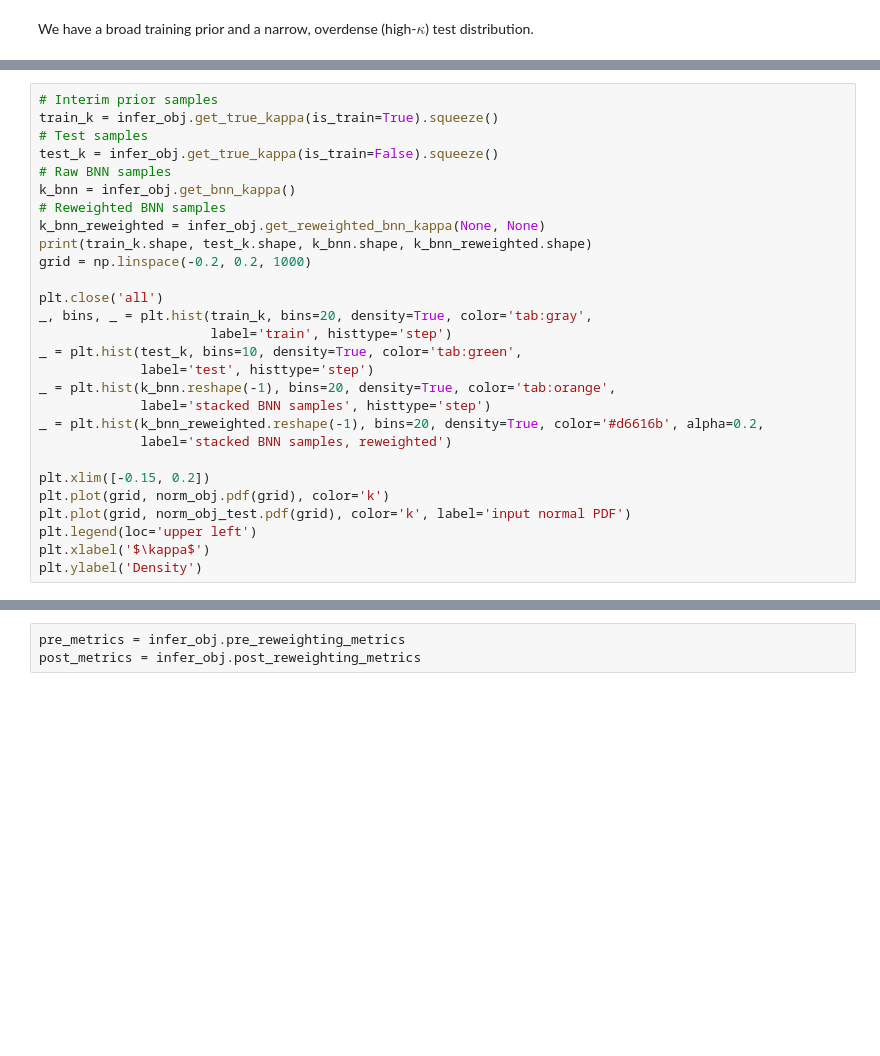
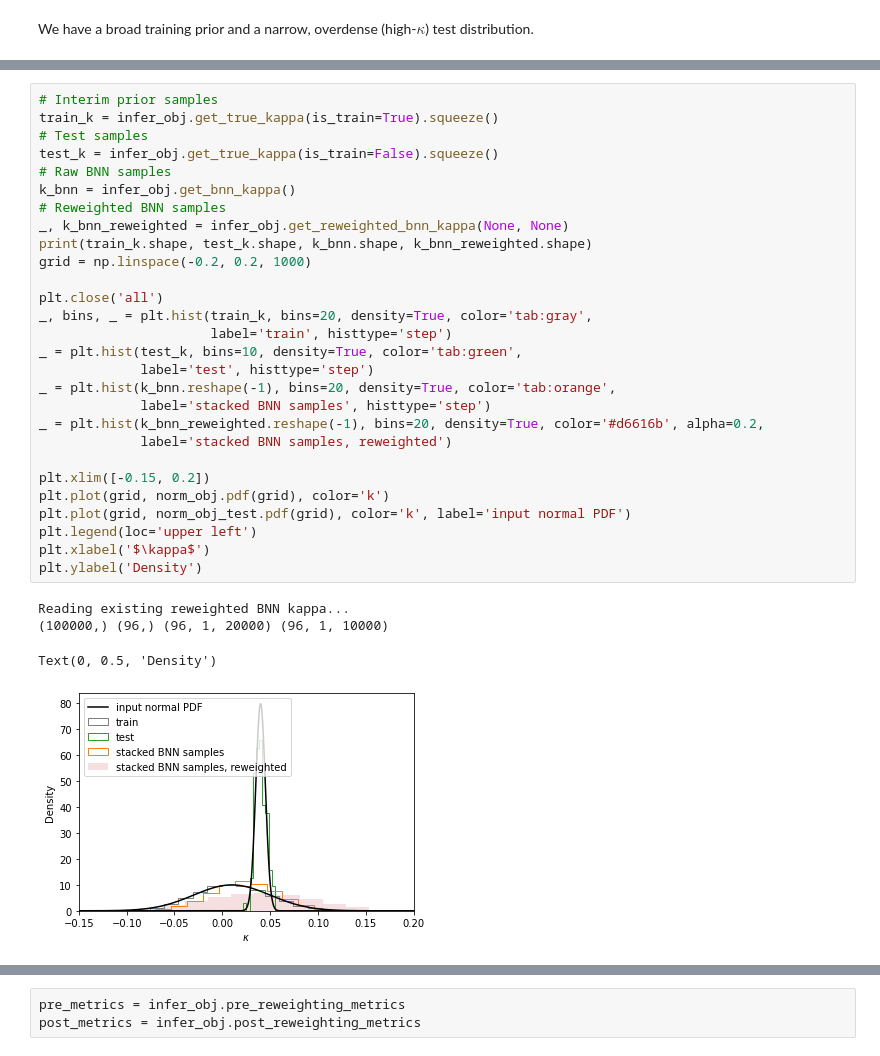
Before and after one commit to jiwoncpark/node-to-joy, a Jupyter notebook: demo/Hierarchical_Inference_Test.ipynb, the cells around one changed output, grey strips where cells are left out. Cells and saved outputs as stored; diff of their text form; blank space fills up the shorter version.

```diff
--- a/demo/Hierarchical_Inference_Test.ipynb
+++ b/demo/Hierarchical_Inference_Test.ipynb
@@ -95,31 +107,36 @@ iutils.get_chain_plot(mcmc_samples, None)
 # %%
 # Interim prior samples
 train_k = infer_obj.get_true_kappa(is_train=True).squeeze()
 # Test samples
 test_k = infer_obj.get_true_kappa(is_train=False).squeeze()
 # Raw BNN samples
 k_bnn = infer_obj.get_bnn_kappa()
 # Reweighted BNN samples
-k_bnn_reweighted = infer_obj.get_reweighted_bnn_kappa(None, None)
+_, k_bnn_reweighted = infer_obj.get_reweighted_bnn_kappa(None, None)
 print(train_k.shape, test_k.shape, k_bnn.shape, k_bnn_reweighted.shape)
 grid = np.linspace(-0.2, 0.2, 1000)
 
 plt.close('all')
 _, bins, _ = plt.hist(train_k, bins=20, density=True, color='tab:gray',
                       label='train', histtype='step')
 _ = plt.hist(test_k, bins=10, density=True, color='tab:green',
              label='test', histtype='step')
 _ = plt.hist(k_bnn.reshape(-1), bins=20, density=True, color='tab:orange',
              label='stacked BNN samples', histtype='step')
 _ = plt.hist(k_bnn_reweighted.reshape(-1), bins=20, density=True, color='#d6616b', alpha=0.2,
              label='stacked BNN samples, reweighted')
 
 plt.xlim([-0.15, 0.2])
 plt.plot(grid, norm_obj.pdf(grid), color='k')
 plt.plot(grid, norm_obj_test.pdf(grid), color='k', label='input normal PDF')
 plt.legend(loc='upper left')
 plt.xlabel('$\kappa$')
 plt.ylabel('Density')
+# %% [output]
+Reading existing reweighted BNN kappa...
+(100000,) (96,) (96, 1, 20000) (96, 1, 10000)
+Text(0, 0.5, 'Density')
+[figure, added]
 # %%
 k_bnn = infer_obj.get_bnn_kappa()
 print(k_bnn.shape)
```
Also changed, not shown: parts of 12 cells of this notebook.
